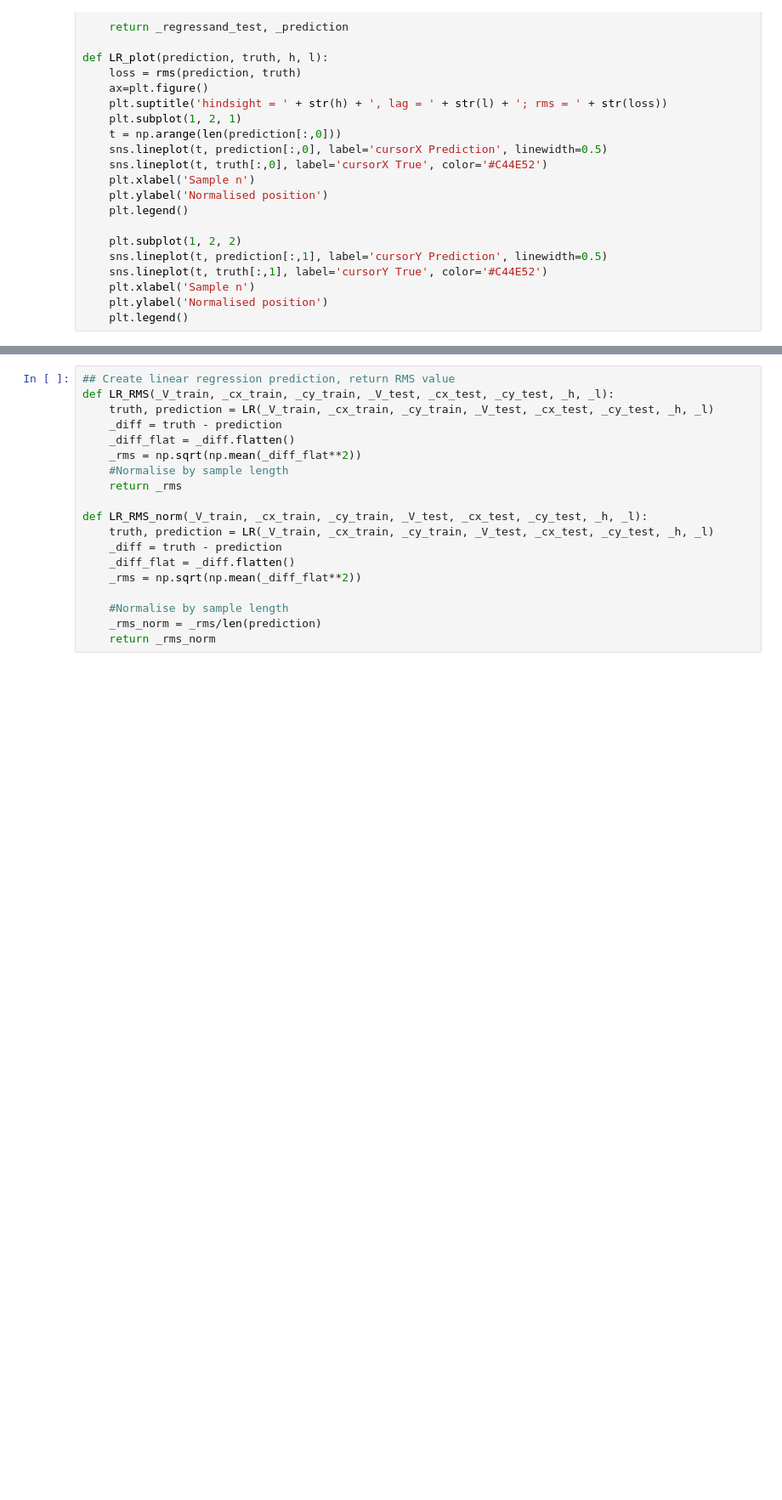
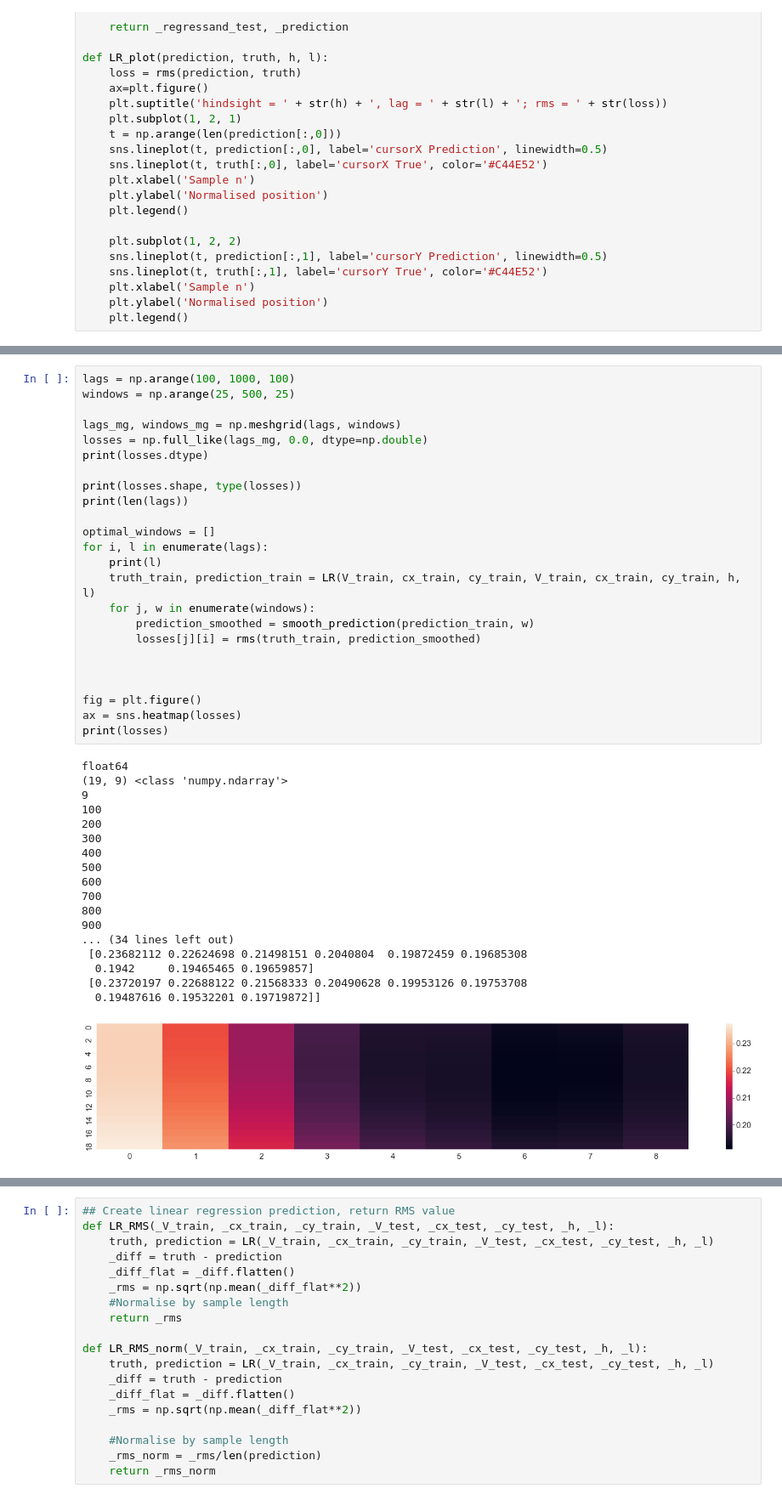
Before and after one commit to rnatarajan98/eCoG_Joystick_Analysis, a Jupyter notebook: GLM.ipynb, the cells around one changed output, grey strips where cells are left out. Shown at 85% size. Cells and saved outputs as stored; diff of their text form; blank space fills up the shorter version.

```diff
--- a/GLM.ipynb
+++ b/GLM.ipynb
@@ -188,0 +246,43 @@ print(rms(truth, prediction))
+# %%
+lags = np.arange(100, 1000, 100)
+windows = np.arange(25, 500, 25)
+
+lags_mg, windows_mg = np.meshgrid(lags, windows)
+losses = np.full_like(lags_mg, 0.0, dtype=np.double)
+print(losses.dtype)
+
+print(losses.shape, type(losses))
+print(len(lags))
+
+optimal_windows = []
+for i, l in enumerate(lags):
+    print(l)
+    truth_train, prediction_train = LR(V_train, cx_train, cy_train, V_train, cx_train, cy_train, h, l)
+    for j, w in enumerate(windows):
+        prediction_smoothed = smooth_prediction(prediction_train, w)
+        losses[j][i] = rms(truth_train, prediction_smoothed)
+
+
+
+fig = plt.figure()
+ax = sns.heatmap(losses)
+print(losses)
+# %% [output]
+float64
+(19, 9) <class 'numpy.ndarray'>
+9
+100
+200
+300
+400
+500
+600
+700
+800
+900
+... (34 lines left out)
+ [0.23682112 0.22624698 0.21498151 0.2040804  0.19872459 0.19685308
+  0.1942     0.19465465 0.19659857]
+ [0.23720197 0.22688122 0.21568333 0.20490628 0.19953126 0.19753708
+  0.19487616 0.19532201 0.19719872]]
+[figure, added]
```
Also changed, not shown: parts of 7 cells of this notebook.
